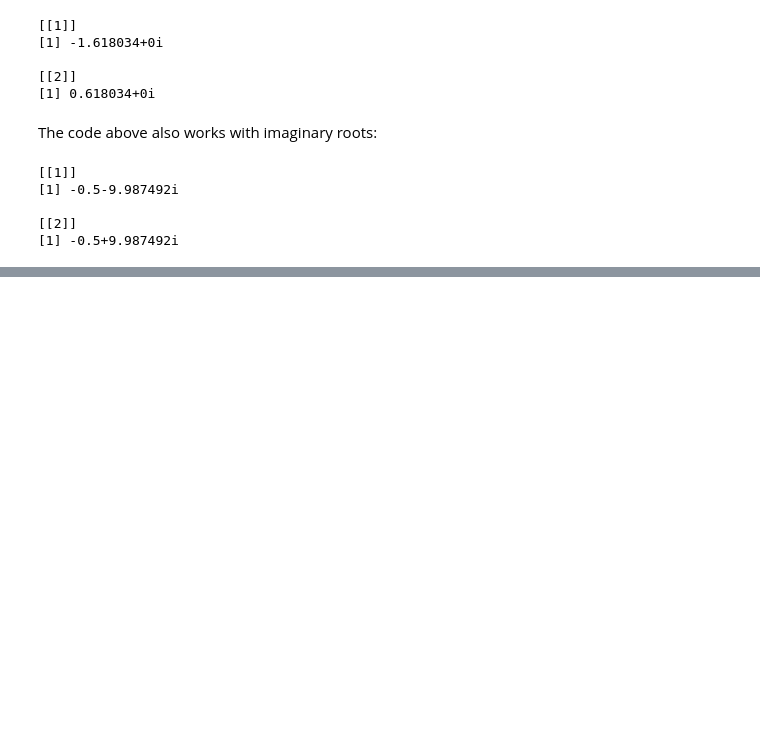
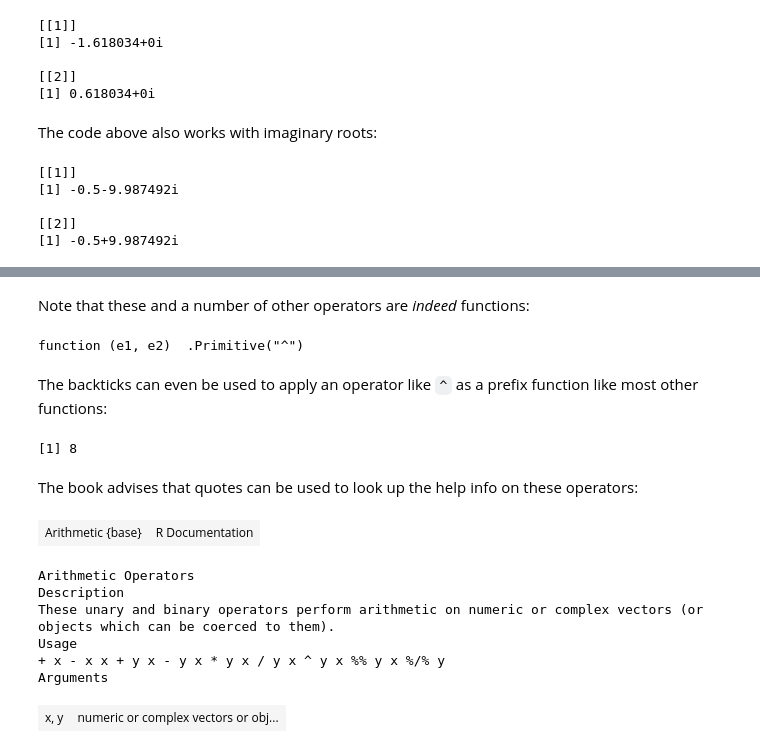
Before and after one commit to readyready15728/data-wrangling-and-visualization-with-r, a Jupyter notebook: 02_r_basics/02_r_basics.ipynb, the cells around one changed output, grey strips where cells are left out. Drawn from its saved outputs; the diff is of its cells as text; code cells hidden in the pictures; blank space fills up the shorter version.

```diff
--- a/02_r_basics/02_r_basics.ipynb
+++ b/02_r_basics/02_r_basics.ipynb
@@ -52,0 +180,25 @@ print(quadratic_formula(a, b, 100))
+# %% [markdown]
+Note that these and a number of other operators are *indeed* functions:
+# %%
+`^`
+# %% [output]
+function (e1, e2)  .Primitive("^")
+# %% [markdown]
+The backticks can even be used to apply an operator like `^` as a prefix function like most other functions:
+# %%
+`^`(2, 3)
+# %% [output]
+[1] 8
+# %% [markdown]
+The book advises that quotes can be used to look up the help info on these operators:
+# %%
+help('^')
+# %% [output]
+| Arithmetic {base} | R Documentation |
+Arithmetic Operators
+Description
+These unary and binary operators perform arithmetic on numeric or complex vectors (or objects which can be coerced to them).
+Usage
++ x - x x + y x - y x * y x / y x ^ y x %% y x %/% y
+Arguments
+| x, y | numeric or complex vectors or obj... |
```
Also changed, not shown: parts of 48 cells of this notebook.
